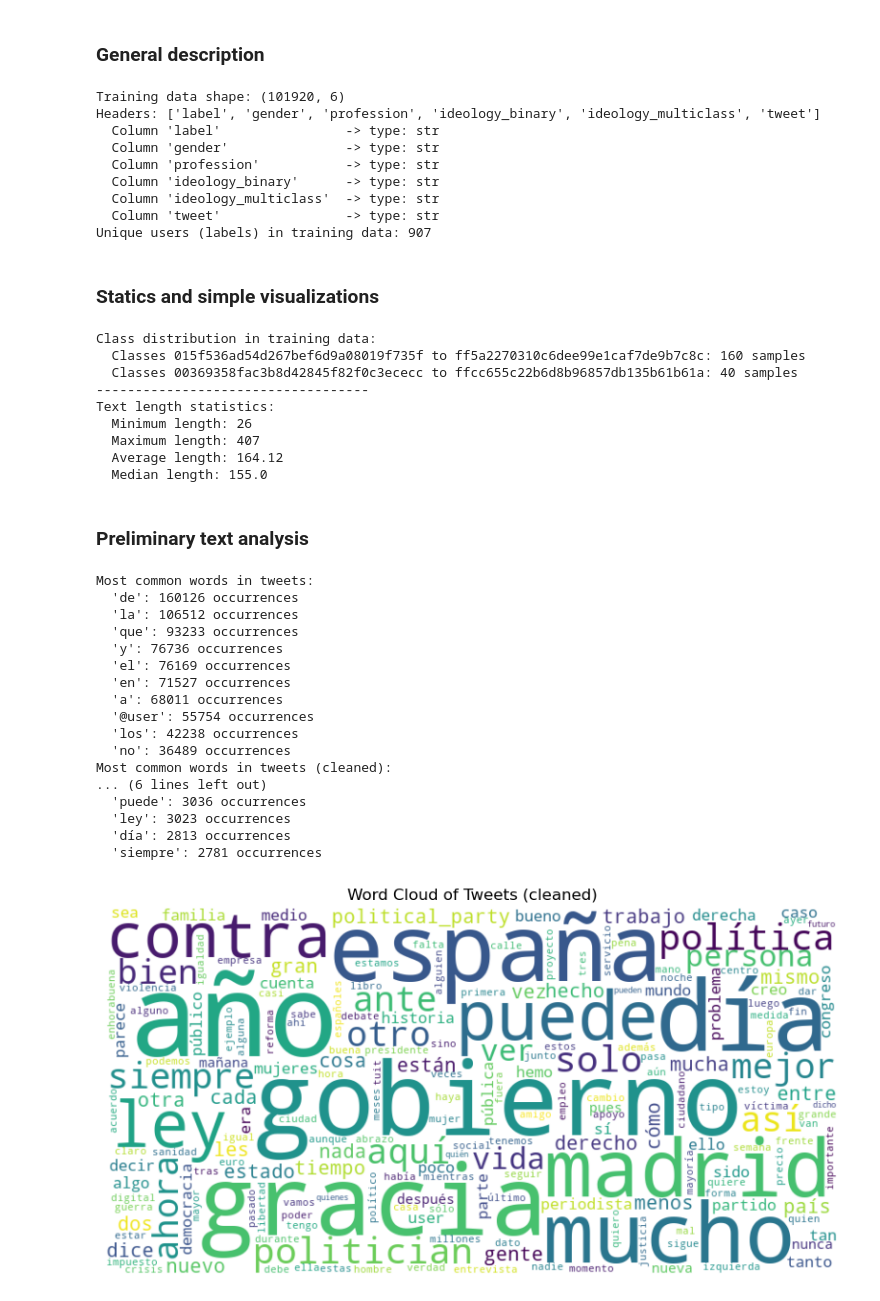
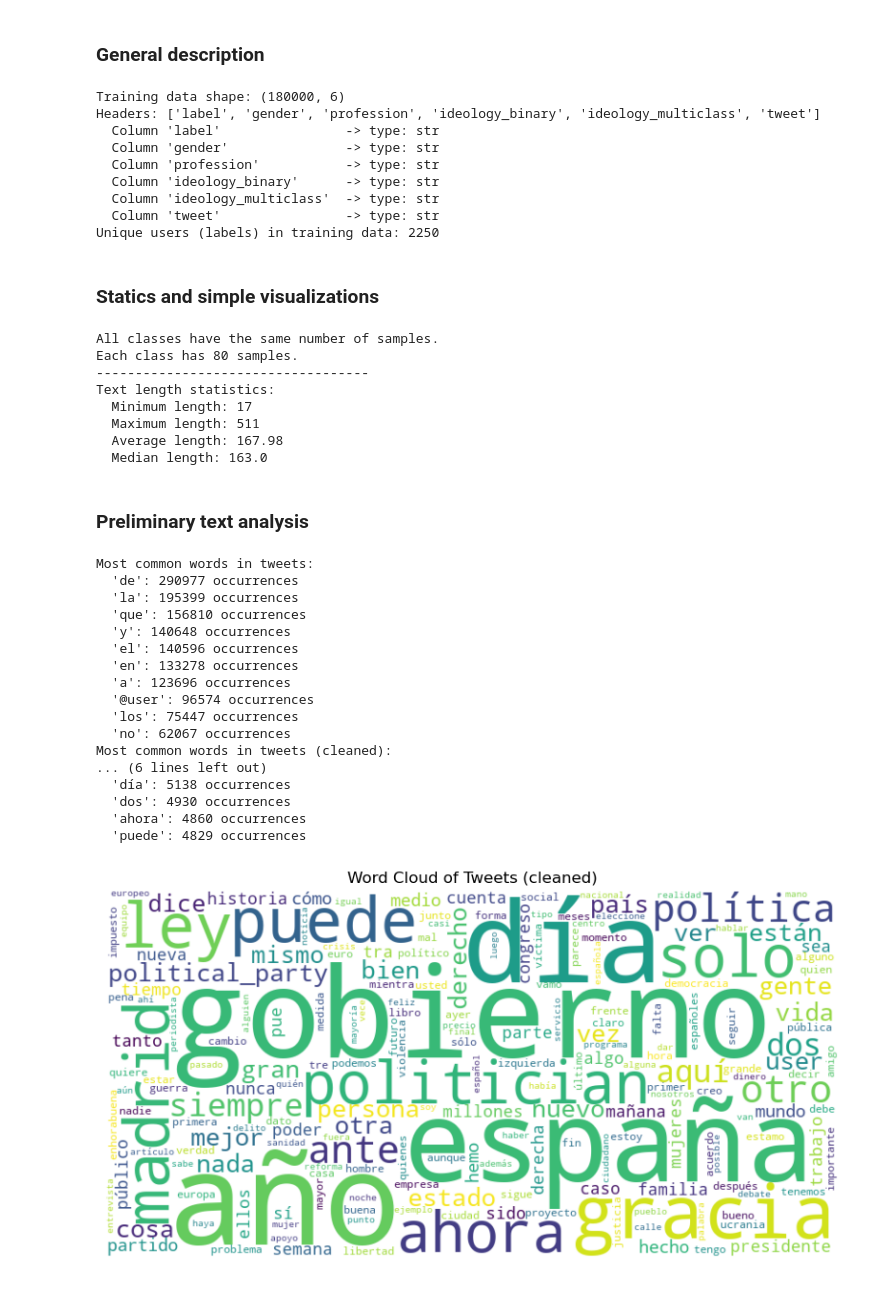
Before and after one commit to r-agus/project_x, a Jupyter notebook: main.ipynb, the cells around one changed output. Drawn from its saved outputs; the diff is of its cells as text; code cells hidden in the pictures.

```diff
--- a/main.ipynb
+++ b/main.ipynb
@@ -12,9 +12,7 @@ from wordcloud import WordCloud
 # %%
 # traindata = pd.read_csv('Datasets/PractiseData/development.csv', header=0)
-traindata1 = pd.read_csv('Datasets/EvaluationData/politicES_phase_2_test_codalab.csv', header=0)
-traindata2 = pd.read_csv('Datasets/EvaluationData/politicES_phase_2_test_public.csv', header=0)
-traindata3 = pd.read_csv('Datasets/PractiseData/development.csv', header=0)
-traindata = pd.concat([traindata1, traindata2, traindata3], ignore_index=True)
+traindata = pd.read_csv('Datasets/EvaluationData/politicES_phase_2_train_public.csv', header=0)
+
 ytrain = traindata.iloc[:, :]
 # print(ytrain)
 # %% [markdown]
@@ -44,7 +42,7 @@ for col in ytrain.columns:
 unique_users = ytrain.iloc[:, 0].unique()
 print("Unique users (labels) in training data:", len(unique_users))
 # %% [output]
-Training data shape: (101920, 6)
+Training data shape: (180000, 6)
 Headers: ['label', 'gender', 'profession', 'ideology_binary', 'ideology_multiclass', 'tweet']
   Column 'label'                -> type: str
   Column 'gender'               -> type: str
@@ -52,7 +50,7 @@ Headers: ['label', 'gender', 'profession', 'ideology_binary', 'ideology_multicla
   Column 'ideology_binary'      -> type: str
   Column 'ideology_multiclass'  -> type: str
   Column 'tweet'                -> type: str
-Unique users (labels) in training data: 907
+Unique users (labels) in training data: 2250
 # %% [markdown]
 ### Statics and simple visualizations
 # %%
@@ -96,15 +94,14 @@ print(f"  Maximum length: {text_lengths.max()}")
 print(f"  Average length: {text_lengths.mean():.2f}")
 print(f"  Median length: {text_lengths.median()}")
 # %% [output]
-Class distribution in training data:
-  Classes 015f536ad54d267bef6d9a08019f735f to ff5a2270310c6dee99e1caf7de9b7c8c: 160 samples
-  Classes 00369358fac3b8d42845f82f0c3ececc to ffcc655c22b6d8b96857db135b61b61a: 40 samples
+All classes have the same number of samples.
+Each class has 80 samples.
 -----------------------------------
 Text length statistics:
-  Minimum length: 26
-  Maximum length: 407
-  Average length: 164.12
-  Median length: 155.0
+  Minimum length: 17
+  Maximum length: 511
+  Average length: 167.98
+  Median length: 163.0
 # %% [markdown]
 ### Preliminary text analysis
 # %%
@@ -129,7 +126,9 @@ stopwords = {
     'todas', 'uno', 'una', 'unos', 'unas', 'ser', 'fue', 'fueron', 'será',
     'serán', 'tener', 'tiene', 'tienen', 'hacer', 'hace', 'hacen', 'porque',
     'eso', 'esto', 'ese', 'esa', 'esos', 'esas', 'mi', 'mis', 'tu', 'tus',
-    'su', 'sus', 'nuestro', 'nuestra', 'nuestros', 'nuestras'
+    'su', 'sus', 'nuestro', 'nuestra', 'nuestros', 'nuestras', 'les', 'ello',
+    'tan', 'sino', 'estos', 'estas', 'durante', 'contra', 'entre', 'así', 'más',
+    'menos', 'cada', 'poco', 'muy', 'mucho', 'muchos', 'muchas', 'ella', 'era'
 }
 
 clean_words = [
@@ -141,48 +140,46 @@ clean_words = [
 ]
 
 word_counts = Counter(clean_words)
 most_common_words = word_counts.most_common(10)
 
 print("Most common words in tweets (cleaned):")
 for word, count in most_common_words:
     print(f"  '{word}': {count} occurrences")
 
-# Generate and display a word cloud without common stopwords
-from wordcloud import STOPWORDS, WordCloud
+
 
 wc_stopwords = STOPWORDS.union(stopwords).union({'https', 'rt'})
 clean_text = ' '.join(clean_words)
 
 wordcloud = WordCloud(
     width=800,
     height=400,
     background_color='white',
     stopwords=wc_stopwords,
     collocations=False  # avoid duplicated bigrams like "new york"
 ).generate(clean_text)
 
-import matplotlib.pyplot as plt
 plt.figure(figsize=(10, 5))
 plt.imshow(wordcloud, interpolation='bilinear')
 plt.axis('off')
 plt.title('Word Cloud of Tweets (cleaned)')
 plt.show()
 # %% [output]
 Most common words in tweets:
-  'de': 160126 occurrences
-  'la': 106512 occurrences
-  'que': 93233 occurrences
-  'y': 76736 occurrences
-  'el': 76169 occurrences
-  'en': 71527 occurrences
-  'a': 68011 occurrences
-  '@user': 55754 occurrences
-  'los': 42238 occurrences
-  'no': 36489 occurrences
+  'de': 290977 occurrences
+  'la': 195399 occurrences
+  'que': 156810 occurrences
+  'y': 140648 occurrences
+  'el': 140596 occurrences
+  'en': 133278 occurrences
+  'a': 123696 occurrences
+  '@user': 96574 occurrences
+  'los': 75447 occurrences
+  'no': 62067 occurrences
 Most common words in tweets (cleaned):
 ... (6 lines left out)
-  'puede': 3036 occurrences
-  'ley': 3023 occurrences
-  'día': 2813 occurrences
-  'siempre': 2781 occurrences
+  'día': 5138 occurrences
+  'dos': 4930 occurrences
+  'ahora': 4860 occurrences
+  'puede': 4829 occurrences
-[figure, old version]
+[figure, new version]
```
Also changed, not shown: parts of 2 cells of this notebook.
